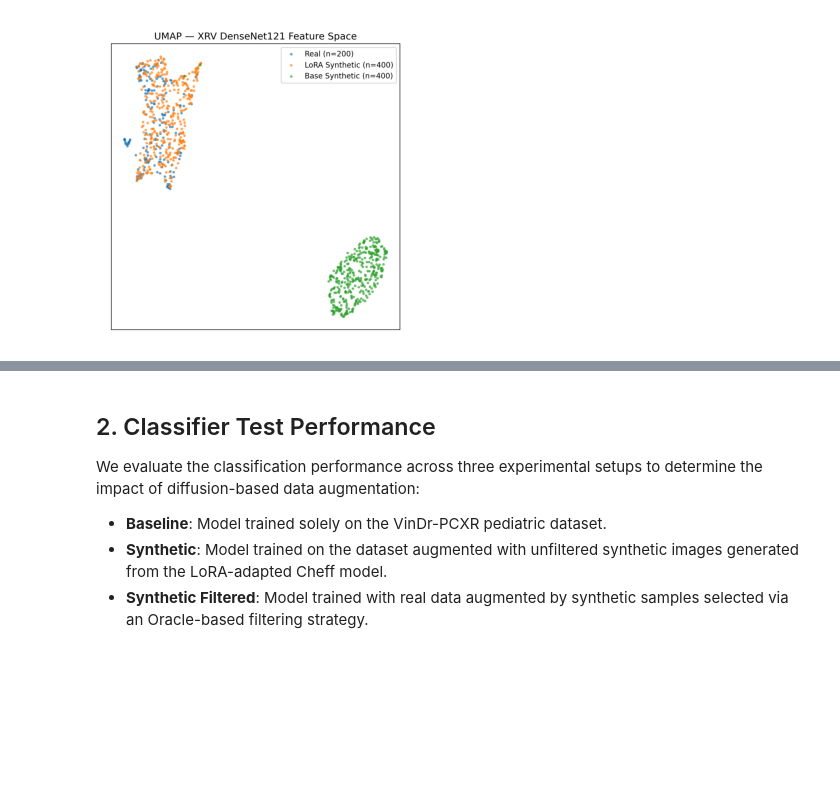
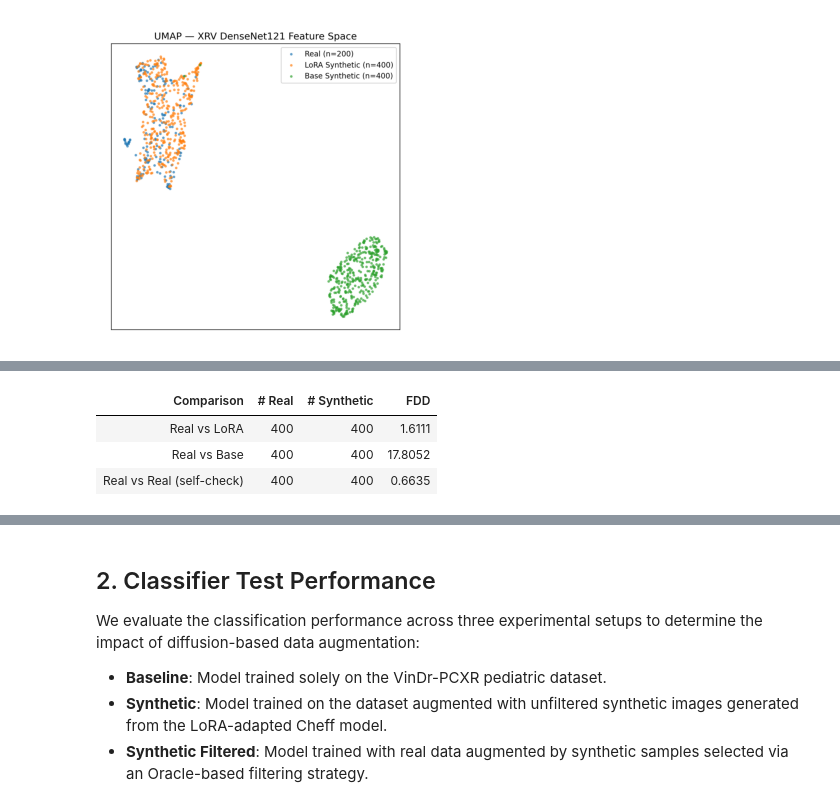
Before and after one commit to Panaconda/applied_dl, a Jupyter notebook: results/results_summary.ipynb, the cells around one changed output, grey strips where cells are left out. Drawn from its saved outputs; the diff is of its cells as text; code cells hidden in the pictures; blank space fills up the shorter version.

```diff
--- a/results/results_summary.ipynb
+++ b/results/results_summary.ipynb
@@ -26,0 +40,14 @@ plt.show()
+# %%
+fdd_df = pd.read_csv('finetune_viz/fdd.csv')
+fdd_df['comparison'] = fdd_df['comparison'].map({
+    'real_vs_lora': 'Real vs LoRA',
+    'real_vs_base': 'Real vs Base',
+    'real_self_check': 'Real vs Real (self-check)',
+})
+fdd_df.columns = ['Comparison', '# Real', '# Synthetic', 'FDD']
+display(fdd_df.style.hide(axis='index').format({'FDD': '{:.4f}'}))
+# %% [output]
+| Comparison | # Real | # Synthetic | FDD |
+| Real vs LoRA | 400 | 400 | 1.6111 |
+| Real vs Base | 400 | 400 | 17.8052 |
+| Real vs Real (self-check) | 400 | 400 | 0.6635 |
```
Also changed, not shown: parts of 5 cells of this notebook.
